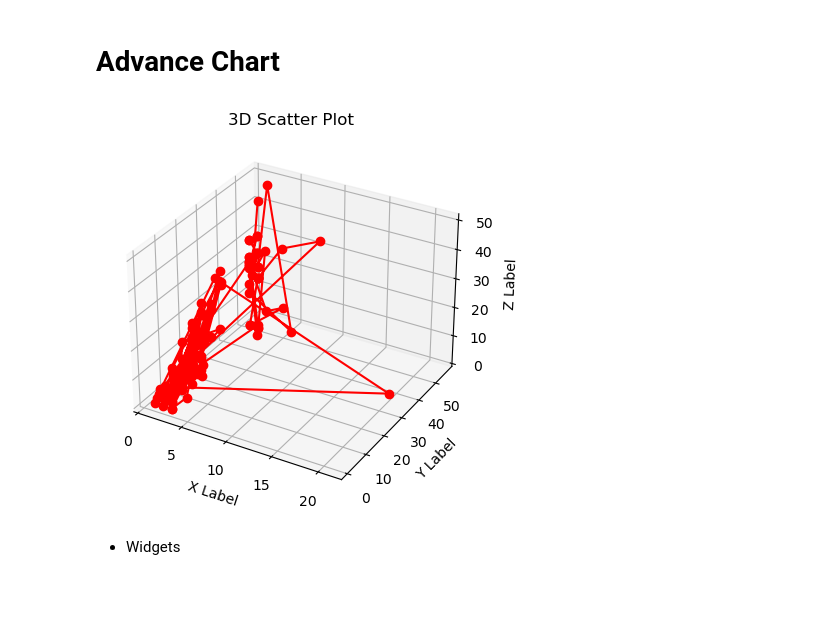
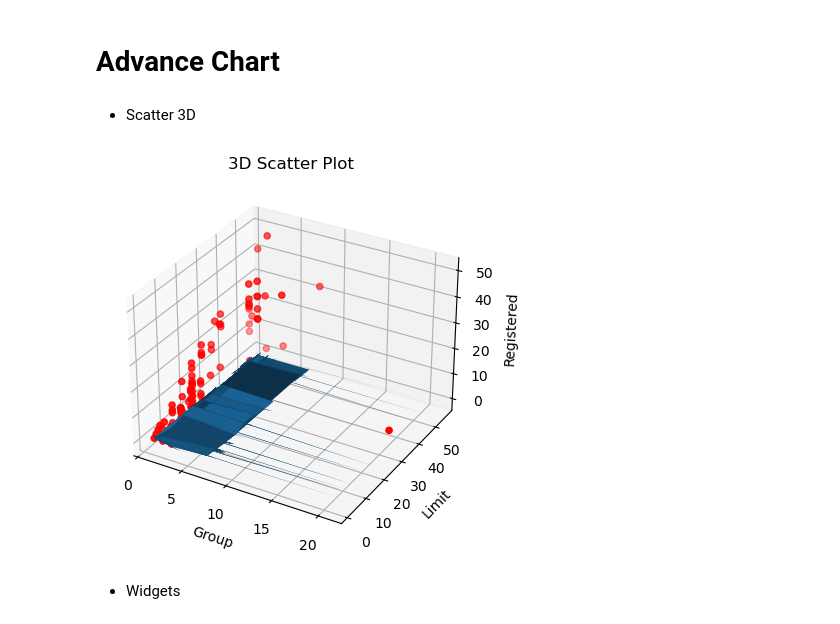
Before and after one commit to langsari/data-science-with-python-2022, a Jupyter notebook: DataFrame of T.kholed/Dashboard of T.Kholed.ipynb, the cells around one changed output. Cells and saved outputs as stored; diff of their text form; code cells hidden in the pictures; blank space fills up the shorter version.

```diff
--- a/DataFrame of T.kholed/Dashboard of T.Kholed.ipynb
+++ b/DataFrame of T.kholed/Dashboard of T.Kholed.ipynb
@@ -246,31 +246,34 @@ plt.show()
 [figure]
 # %% [markdown]
 # Advance Chart
+# %% [markdown]
+- Scatter 3D
 # %%
 from mpl_toolkits.mplot3d import Axes3D
 
 # Extract variables
 x = df['Group']
 y = df['Limit']
-z = df['Registered']
+X, Y = np.meshgrid(x, y)
+Z = np.sin(np.sqrt(X**2 + Y**2))
 
 # Create figure
 fig = plt.figure()
 ax = fig.add_subplot(111, projection='3d')
-
+ax.plot_surface(X,Y,Z)
 # Create scatter plot
-ax.plot(x, y, z, c='r', marker='o')
+ax.scatter(x, y, z, c='r', marker='o')
 
 # Set labels and title
-ax.set_xlabel('X Label')
-ax.set_ylabel('Y Label')
-ax.set_zlabel('Z Label')
+ax.set_xlabel('Group')
+ax.set_ylabel('Limit')
+ax.set_zlabel('Registered')
 ax.set_title('3D Scatter Plot')
 
 # Show plot
 plt.show()
 # %% [output]
-[figure, old version]
+[figure, new version]
 # %% [markdown]
 - Widgets
 # %%
```
